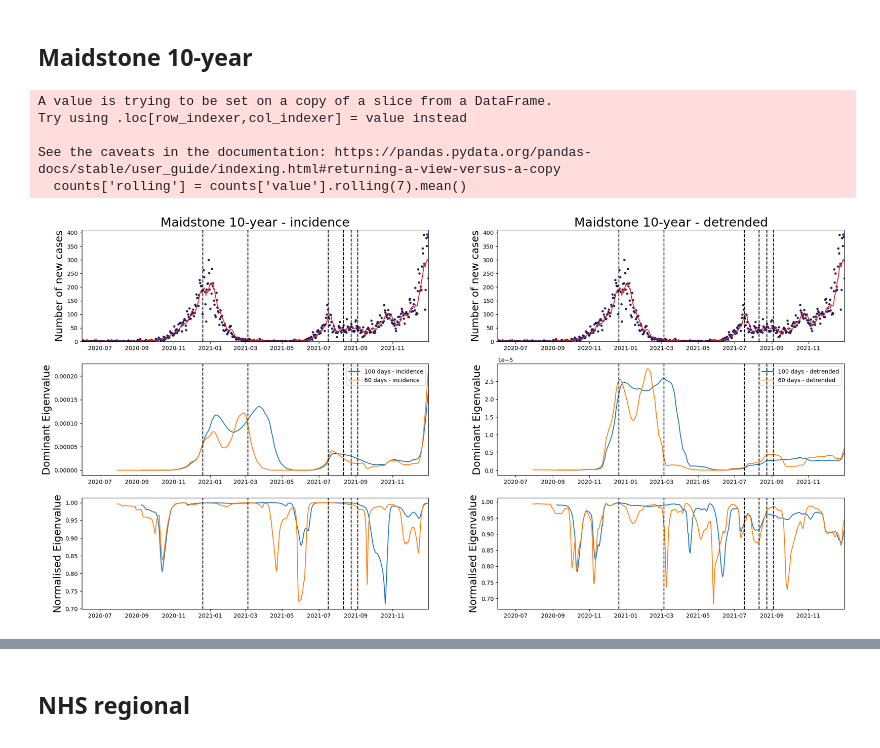
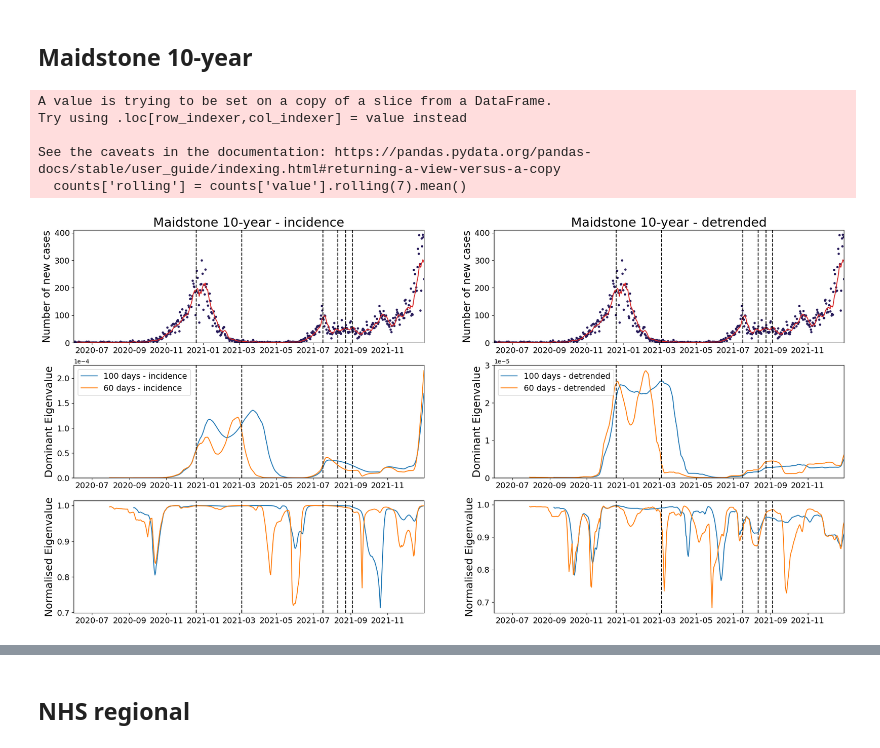
Before and after one commit to joshlooks/covariance-matrix, a Jupyter notebook: covid_eigs_final.ipynb, the cells around one changed output, grey strips where cells are left out. Saved outputs shown, nothing was run; the diff lists cells and outputs as text; code cells hidden in the pictures.

```diff
--- a/covid_eigs_final.ipynb
+++ b/covid_eigs_final.ipynb
@@ -265,40 +265,44 @@ axs[1,0].plot(counts['date'],cov_60_total,label='60 days - incidence')
 axs[2,0].plot(counts['date'],cov_60_var,label='60 days - incidence')
 axs[1,0].set_xlim([counts['date'].to_numpy()[0],counts['date'].to_numpy()[-1]])
 axs[2,0].set_xlim([counts['date'].to_numpy()[0],counts['date'].to_numpy()[-1]])
+axs[1,0].ticklabel_format(axis='y', style='scientific', scilimits=(0,0))
+axs[1,0].set_ylim((0,None))
+axs[1,1].set_ylim((0,3e-5))
 axs[1,0].set_ylabel('Dominant Eigenvalue',fontsize=18)
 axs[2,0].set_ylabel('Normalised Eigenvalue', fontsize=18)
-axs[1,0].legend()
+axs[1,0].legend(fontsize=14,loc='upper left')
 
 axs[0,1].plot(counts['date'],counts['value'],'.',color='#2A1E5C')
 axs[0,1].plot(counts['date'],counts['rolling'],color='#D62828')
 axs[0,1].set_ylim((0,410))
 axs[0,1].set_title('Maidstone 10-year - detrended',fontsize=22)
 axs[0,1].set_ylabel('Number of new cases',fontsize=18)
 axs[1,1].plot(counts['date'],cov_100_total_det,label='100 days - detrended')
 axs[2,1].plot(counts['date'],cov_100_var_det,label='100 days - detrended')
 axs[1,1].plot(counts['date'],cov_60_total_det,label='60 days - detrended')
 axs[2,1].plot(counts['date'],cov_60_var_det,label='60 days - detrended')
 axs[1,1].set_xlim([counts['date'].to_numpy()[0],counts['date'].to_numpy()[-1]])
 axs[2,1].set_xlim([counts['date'].to_numpy()[0],counts['date'].to_numpy()[-1]])
 axs[1,1].set_ylabel('Dominant Eigenvalue',fontsize=18)
 axs[2,1].set_ylabel('Normalised Eigenvalue', fontsize=18)
-axs[1,1].legend()
+axs[1,1].legend(fontsize=14,loc='upper left')
 for i in range(3):
     for j in range(2):
         axs[i,j].set_xlim([counts['date'].to_numpy()[0],counts['date'].to_numpy()[-1]])
         ax = axs[i,j].twinx()
         ax.vlines(x=ltla_transitions['Maidstone'][:-1],ymin=-1,ymax=1,color='k',label='Critical Transition',linestyle='--')
         ax.set_ylim((-1,1))
         ax.get_yaxis().set_ticks([])
+        axs[i,j].tick_params(axis='both',labelsize=14)
 plt.savefig("Figures/10yearevalues.pdf",dpi=2400,bbox_inches='tight')
 plt.show()
 # %% [output]
 A value is trying to be set on a copy of a slice from a DataFrame.
 Try using .loc[row_indexer,col_indexer] = value instead
 
 See the caveats in the documentation: https://pandas.pydata.org/pandas-docs/stable/user_guide/indexing.html#returning-a-view-versus-a-copy
   counts['rolling'] = counts['value'].rolling(7).mean()
-[figure, old version]
+[figure, new version]
 # %%
 labs = ['00_09', '10_19', '20_29', '30_39', '40_49', '50_59', '60_69', '70_79','80_89', '90+']
 counts = cases_plot[cases_plot['area_name']=='Maidstone']
```
Also changed, not shown: parts of 5 cells of this notebook, 49 other files.
